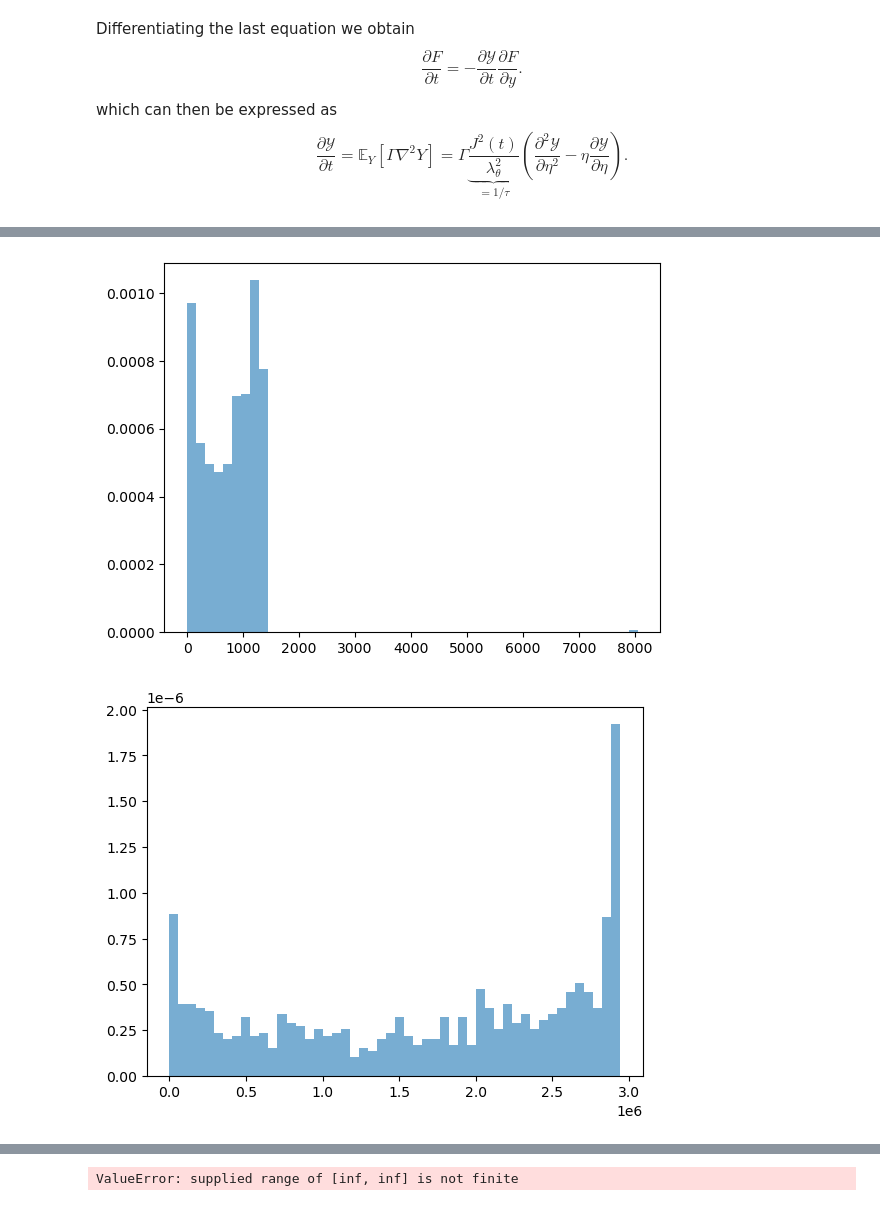
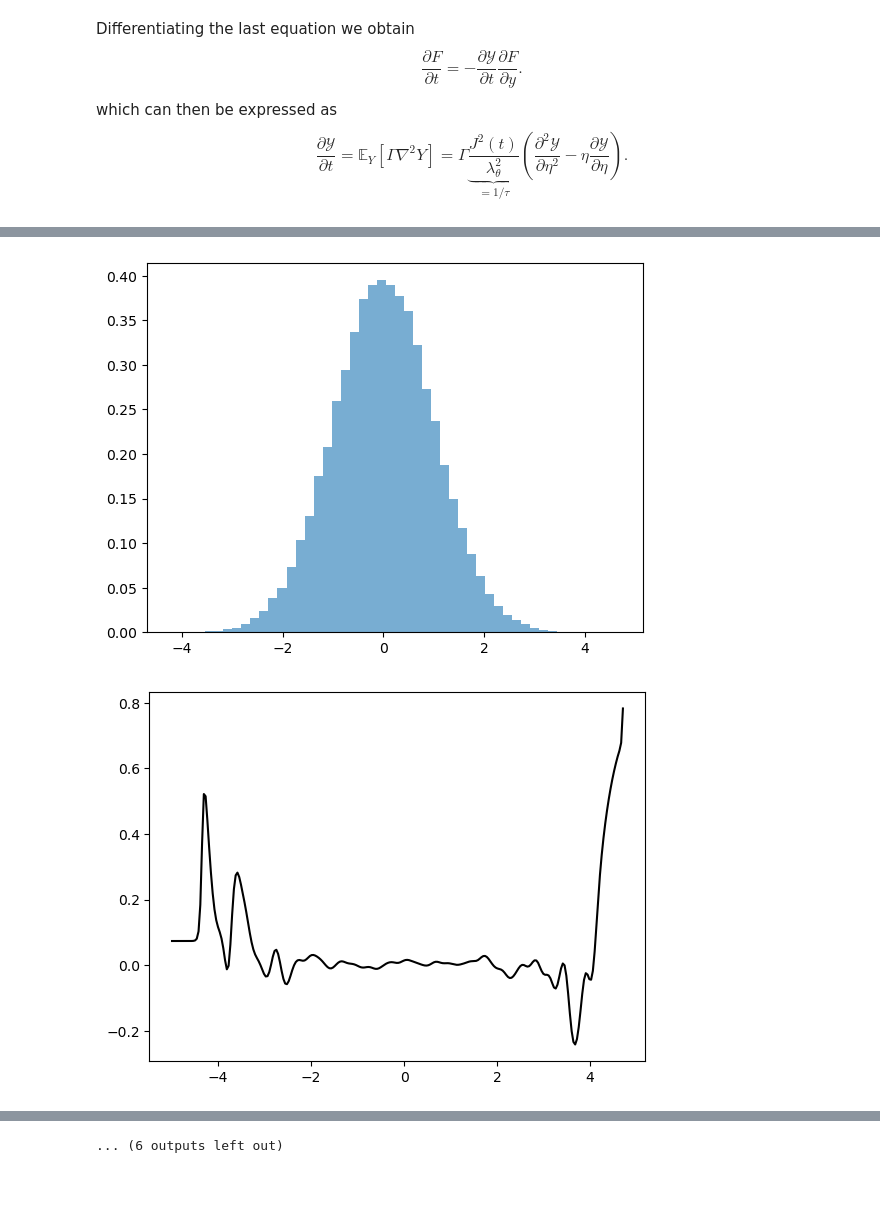
Before and after one commit to mannixp/D.strafity-mapping, a Jupyter notebook: Mapping/Part1_Mapping_Particle_fB.ipynb, the cells around one changed output, grey strips where cells are left out. Saved outputs shown, nothing was run; the diff lists cells and outputs as text; code cells hidden in the pictures.

```diff
--- a/Mapping/Part1_Mapping_Particle_fB.ipynb
+++ b/Mapping/Part1_Mapping_Particle_fB.ipynb
@@ -191,11 +135,12 @@ from which it is clear that the system of equations depend on the global PDF at
 import numpy as np
 import matplotlib.pyplot as plt
 from   scipy.stats import gaussian_kde, norm
+from derivatives import grad,laplacian
 
 # Parameters
-num_particles = 10**3  # Number of Monte Carlo samples
-num_steps = 100      # Time steps
-dt = 0.001          # Time step size
+num_particles = 10**5  # Number of Monte Carlo samples
+num_steps = 100     # Time steps
+dt = 0.001         # Time step size
 T  = 1
 τ  = 1
 
@@ -211,33 +156,54 @@ Y = np.zeros((num_particles, num_steps))
 
 # Initial conditions
 θ[:,0] = np.random.normal(0, 1, num_particles)  # Initial condition (Normal distribution)
-Y[:,0] = np.random.normal(0, 1, num_particles)  # Half of the particles to +1 and the other to -1
 
-plt.hist(Y[:, 0], bins=50, density=True, alpha=0.6)
-#plt.xlim([-1.1, 1.1])
-plt.show()
+Y[:,0] = np.random.normal(0, 1, num_particles)
+
+# Half of the particles to +1 and the other to -1
+#Y[:num_particles//2,0] = 1
+#Y[num_particles//2:,0] =-1
+
+# EY_cη, η = Y_map_KDE(θ[:,0], Y[:,0])  # Should technically specify bounds for Y and boundry conditions
+# #EY_cη, η = Y_map(A=Y[:,0],B=θ[:,0],N=32)
+# plt.plot(η, EY_cη, 'k')
+# plt.show()
+
+
+# #EY_cη, η = Y_map_KDE(θ[:,0], Y[:,0])  # Should technically specify bounds for Y and boundry conditions
+# EY_cη, η = Y_map(A=Y[:,0],B=θ[:,0],N=32)
+# plt.plot(η, EY_cη, 'k')
+# plt.show()
+
+# plt.hist(Y[:, 0], bins=50, density=True, alpha=0.6)
+# #plt.xlim([-1.1, 1.1])
+# plt.show()
 
 # Euler Maruyama
 for n in range(1, num_steps):
 
-    if n%(num_steps // 100) == 0:
+    # Calculate Y via joint pdf O(num_particles*2)
+    EY_cη, η = Y_map_KDE(θ[:, n-1], Y[:, n-1])  # Should technically specify bounds for Y and boundry conditions
+    dYdη  = grad(η)@EY_cη
+    dY2dη2= laplacian(η)@EY_cη
+
+    if n%(num_steps // 10) == 0:
+        plt.plot(η, EY_cη, 'k')
+        plt.show()
         plt.hist(Y[:, n-1], bins=50, density=True, alpha=0.6)
         #plt.xlim([-1.1, 1.1])
         plt.show()
 
-    # Calculate Y via joint pdf O(num_particles*2), then derivatives => still scales linearly
-    # f = gaussian_kde(Y[:, n-1])
-    # g = lambda η: (1./np.sqrt(2*np.pi) )*np.exp(-.5*(η**2))
-    # dYdη   = lambda η: g(η)/f(η)
-    # dY2dη2 = lambda η: -(1/f(η))*( η*g(η) + (g(η)/f(η))**2 )
+    # then derivatives => still scales linearly
+    dY  = np.interp(x=θ[:, n-1], xp=η ,fp=dYdη  )
+    ddY = np.interp(x=θ[:, n-1], xp=η ,fp=dY2dη2)
 
     # Update particles
-    θ[:, n] = θ[:, n-1] -  (      1/T) * (              θ[:, n-1]) * dt       +        np.sqrt(2/T) * dW_t[:,n-1,0]
-    Y[:, n] = Y[:, n-1] +  (1/τ + 1/T) * (dY2dη2_e - dYdη_e*θ[:, n-1]) * dt   + dYdη_e*np.sqrt(2/τ) * dW_t[:,n-1,1]
+    θ[:, n] = θ[:, n-1] -  (      1/T) * (         θ[:, n-1]) * dt +    np.sqrt(2/T) * dW_t[:,n-1,0]
+    Y[:, n] = Y[:, n-1] +  (1/τ + 1/T) * (ddY - dY*θ[:, n-1]) * dt + dY*np.sqrt(2/τ) * dW_t[:,n-1,1]
 
     # Apply Reflecting/bcs
-    Y[:, n] = np.where(Y[:, n] > Y_max, Y_max - (Y[:, n] - Y_max), Y[:, n]) # Reflect back inside
-    Y[:, n] = np.where(Y[:, n] < Y_min, Y_min + (Y_min - Y[:, n]), Y[:, n]) # Reflect back inside
+    #Y[:, n] = np.where(Y[:, n] > Y_max, Y_max - (Y[:, n] - Y_max), Y[:, n]) # Reflect back inside
+    #Y[:, n] = np.where(Y[:, n] < Y_min, Y_min + (Y_min - Y[:, n]), Y[:, n]) # Reflect back inside
 
 
 # # Estimate the probability density function at final time step using KDE
@@ -261,2 +227,2 @@ for n in range(1, num_steps):
-[figure, old version]
+[figure, new version]
-[figure, old version]
+[figure, new version]
@@ -266 +236 @@ for n in range(1, num_steps):
-ValueError: supplied range of [inf, inf] is not finite
+... (6 outputs left out)
```
Also changed, not shown: parts of 5 cells of this notebook, 4 other files.
